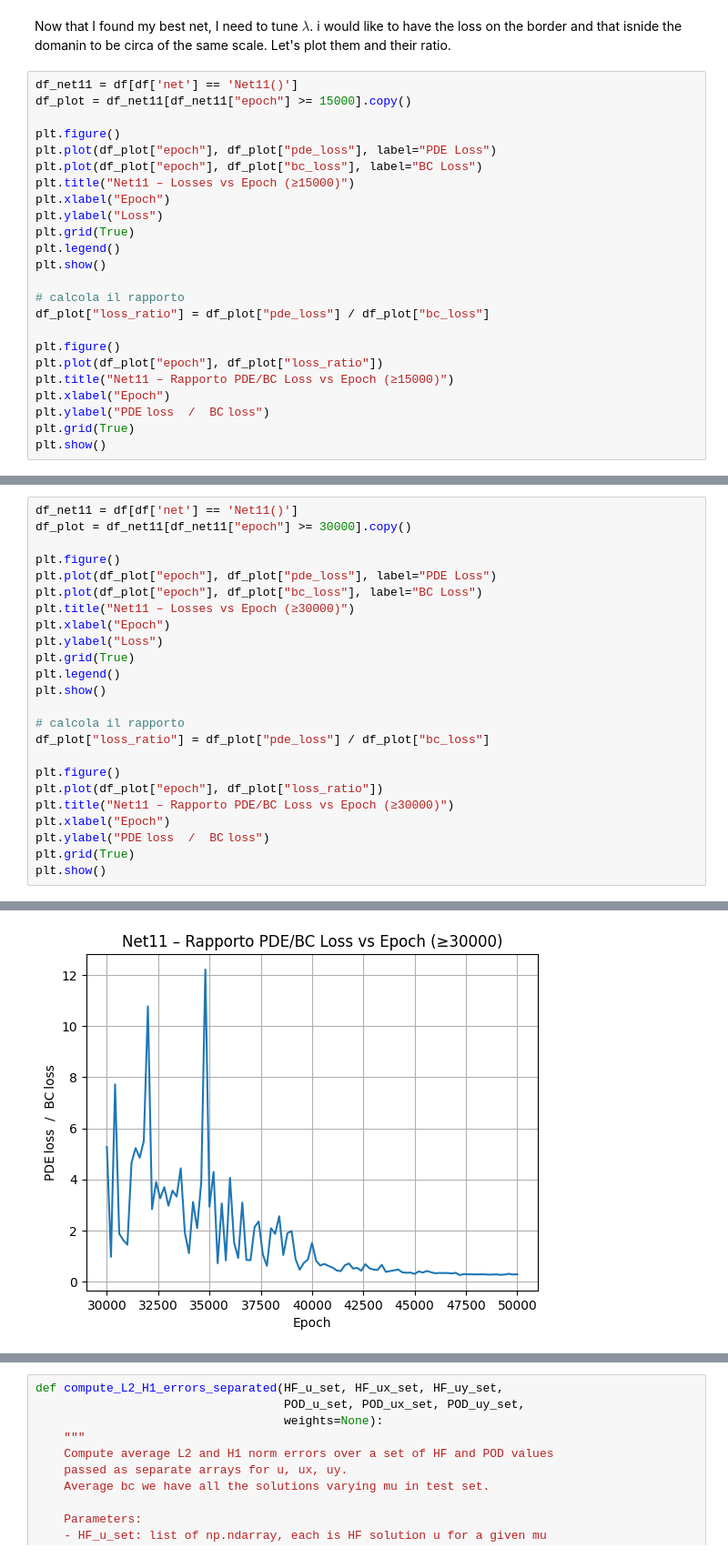
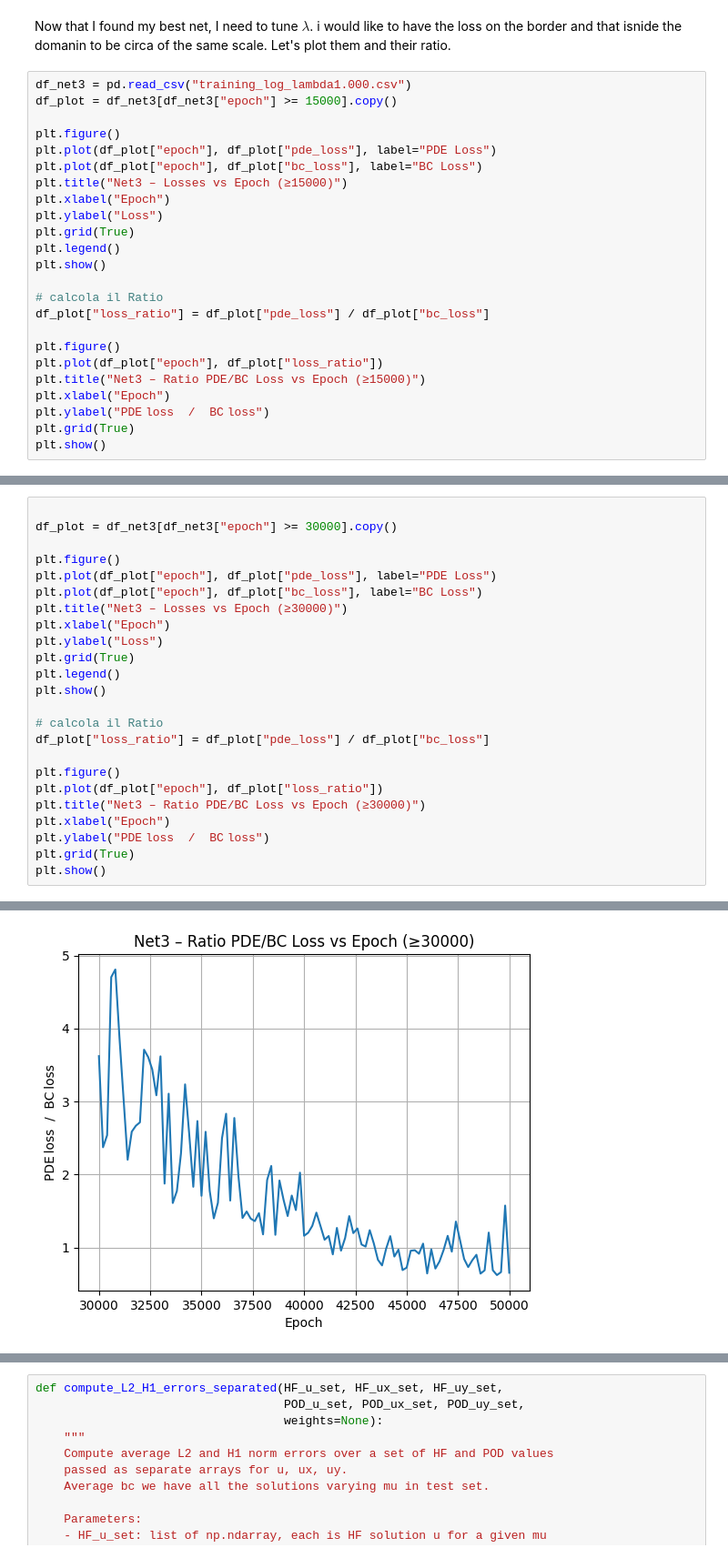
Before and after one commit to aurona23/progetto-MOR, a Jupyter notebook: pinn_es1/pinn_project_1.ipynb, the cells around one changed output, grey strips where cells are left out. Shown at 91% size. Saved outputs shown, nothing was run; the diff lists cells and outputs as text.

```diff
--- a/pinn_es1/pinn_project_1.ipynb
+++ b/pinn_es1/pinn_project_1.ipynb
@@ -831,25 +693,25 @@ Net11()   0.001857       0.000419      0.001437   0.047186       0.043906
 # %% [markdown]
 Now that I found my best net, I need to tune $\lambda$. i would like to have the loss on the border and that isnide the domanin to be circa of the same scale. Let's plot them and their ratio.
 # %%
-df_net11 = df[df['net'] == 'Net11()']
-df_plot = df_net11[df_net11["epoch"] >= 15000].copy()
+df_net3 = pd.read_csv("training_log_lambda1.000.csv")
+df_plot = df_net3[df_net3["epoch"] >= 15000].copy()
 
 plt.figure()
 plt.plot(df_plot["epoch"], df_plot["pde_loss"], label="PDE Loss")
 plt.plot(df_plot["epoch"], df_plot["bc_loss"], label="BC Loss")
-plt.title("Net11 – Losses vs Epoch (≥15000)")
+plt.title("Net3 – Losses vs Epoch (≥15000)")
 plt.xlabel("Epoch")
 plt.ylabel("Loss")
 plt.grid(True)
 plt.legend()
 plt.show()
 
-# calcola il rapporto
+# calcola il Ratio
 df_plot["loss_ratio"] = df_plot["pde_loss"] / df_plot["bc_loss"]
 
 plt.figure()
 plt.plot(df_plot["epoch"], df_plot["loss_ratio"])
-plt.title("Net11 – Rapporto PDE/BC Loss vs Epoch (≥15000)")
+plt.title("Net3 – Ratio PDE/BC Loss vs Epoch (≥15000)")
 plt.xlabel("Epoch")
 plt.ylabel("PDE loss  /  BC loss")
 plt.grid(True)
@@ -862,23 +722,23 @@ Doesn't look bad maybe I could try x 1.5 and x 1.25 and 0.75 or keep 1.
 # %%
-df_net11 = df[df['net'] == 'Net11()']
-df_plot = df_net11[df_net11["epoch"] >= 30000].copy()
+
+df_plot = df_net3[df_net3["epoch"] >= 30000].copy()
 
 plt.figure()
 plt.plot(df_plot["epoch"], df_plot["pde_loss"], label="PDE Loss")
 plt.plot(df_plot["epoch"], df_plot["bc_loss"], label="BC Loss")
-plt.title("Net11 – Losses vs Epoch (≥30000)")
+plt.title("Net3 – Losses vs Epoch (≥30000)")
 plt.xlabel("Epoch")
 plt.ylabel("Loss")
 plt.grid(True)
 plt.legend()
 plt.show()
 
-# calcola il rapporto
+# calcola il Ratio
 df_plot["loss_ratio"] = df_plot["pde_loss"] / df_plot["bc_loss"]
 
 plt.figure()
 plt.plot(df_plot["epoch"], df_plot["loss_ratio"])
-plt.title("Net11 – Rapporto PDE/BC Loss vs Epoch (≥30000)")
+plt.title("Net3 – Ratio PDE/BC Loss vs Epoch (≥30000)")
 plt.xlabel("Epoch")
 plt.ylabel("PDE loss  /  BC loss")
 plt.grid(True)
@@ -888,4 +748,4 @@ plt.show()
-[figure, old version]
+[figure, new version]
 # %%
 df = pd.read_csv("training_log_lambda0.100.csv")
 
```
Also changed, not shown: parts of 31 cells of this notebook, 41 other files.
